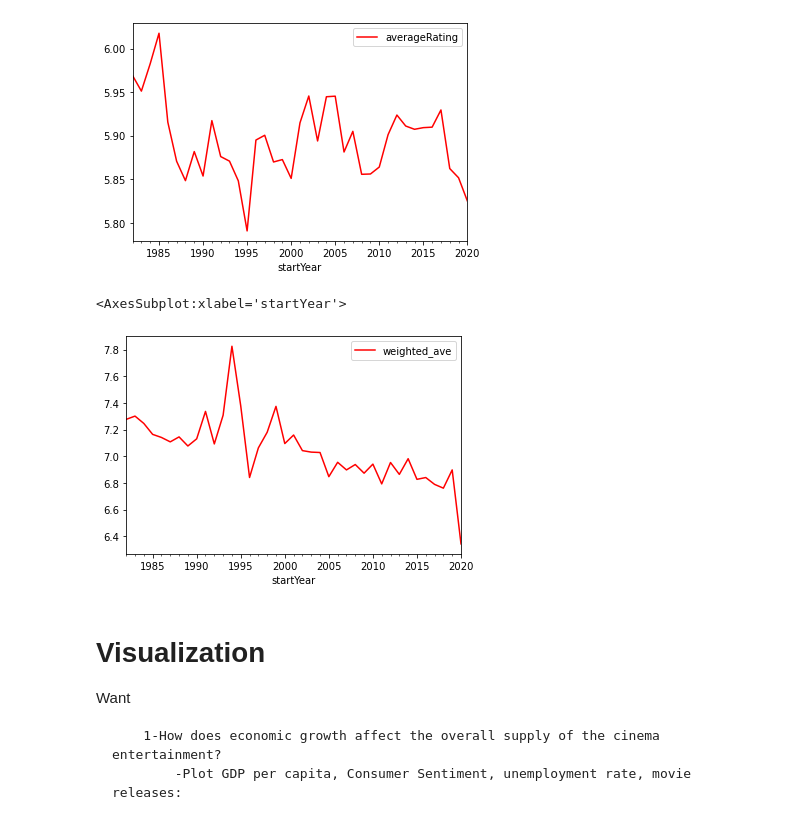
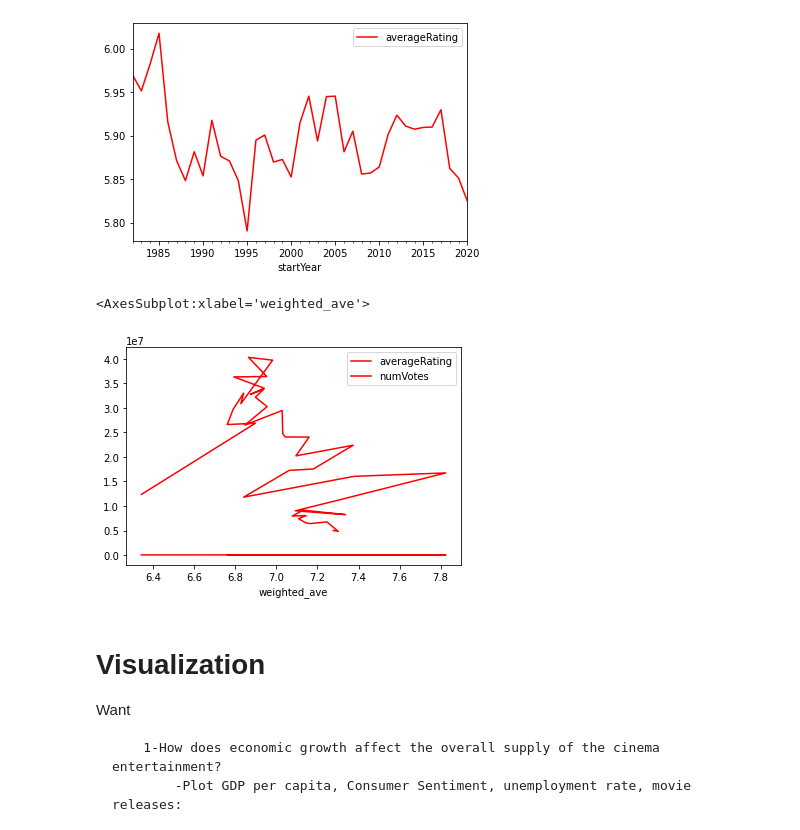
Before and after one commit to FabrizioCabreraC/Hollywood-as-recession-proof, a Jupyter notebook: Hollywood_Project.ipynb, the cells around one changed output. Saved outputs shown, nothing was run; the diff lists cells and outputs as text; code cells hidden in the pictures.

```diff
--- a/Hollywood_Project.ipynb
+++ b/Hollywood_Project.ipynb
@@ -576,13 +576,12 @@ ave_rate.plot(x="startYear", y="averageRating", color="r")
 # %%
 # weighted average rating
 
 w_ave_rate = rated.groupby("startYear").sum()
 w_ave_rate["weighted_ave"] = w_ave_rate["weighted_ave"] / w_ave_rate["numVotes"]
-w_ave_rate = w_ave_rate.reset_index()
-w_ave_rate.plot(x="startYear", y="weighted_ave", color="r")
+w_ave_rate.plot("weighted_ave", color="r")
 # %% [output]
-<AxesSubplot:xlabel='startYear'>
+<AxesSubplot:xlabel='weighted_ave'>
-[figure, old version]
+[figure, new version]
 # %% [markdown]
 # Visualization
 
```
Also changed, not shown: parts of 13 cells of this notebook.
